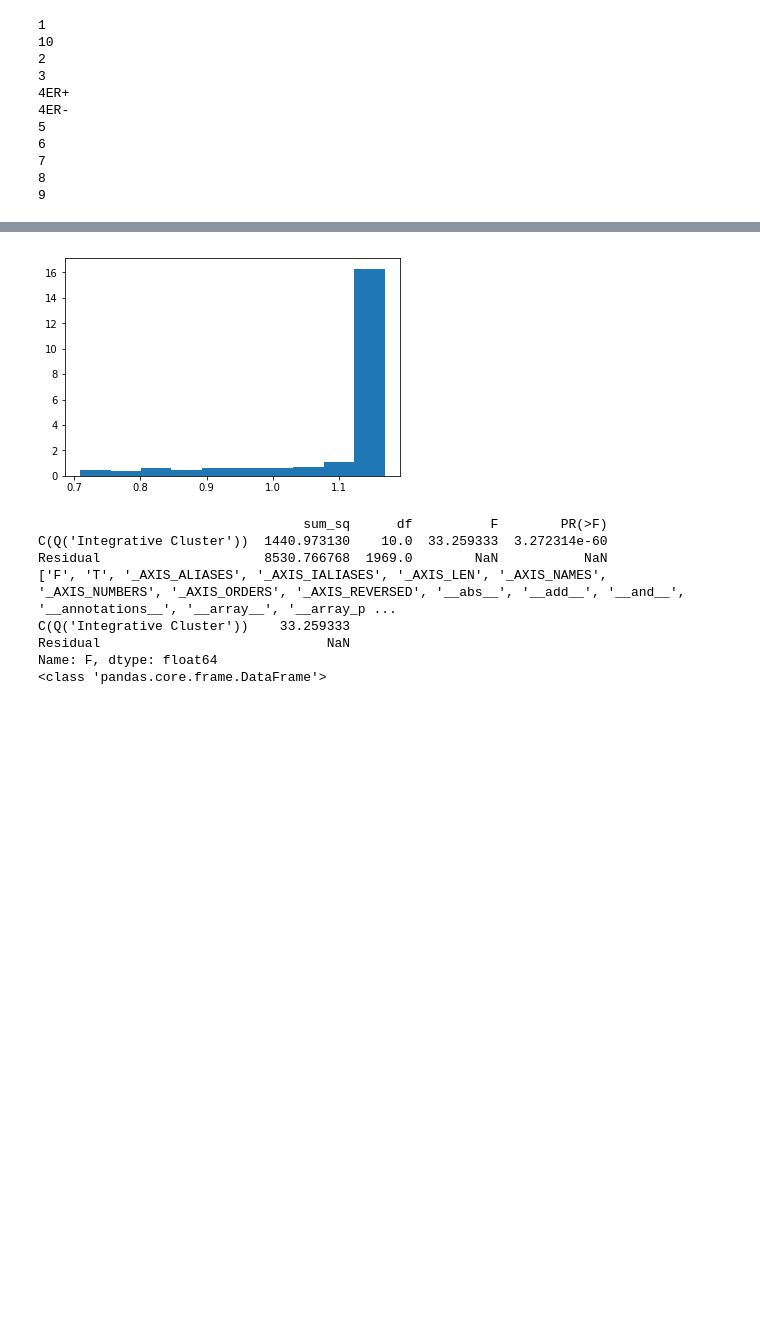
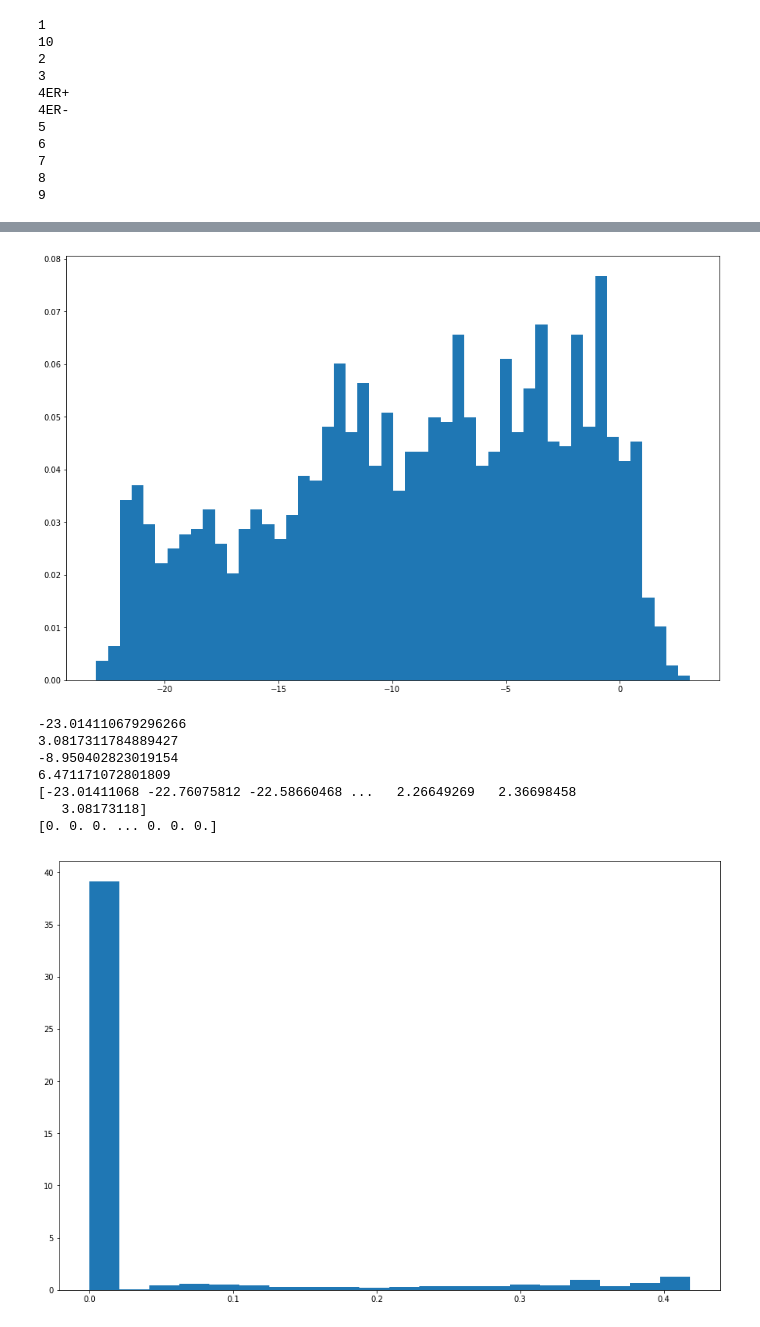
Before and after one commit to statisticalbiotechnology/wall, a Jupyter notebook: src/failures_of_null_testing.ipynb, the cells around one changed output, grey strips where cells are left out. Drawn from its saved outputs; the diff is of its cells as text; code cells hidden in the pictures; blank space fills up the shorter version.

```diff
--- a/src/failures_of_null_testing.ipynb
+++ b/src/failures_of_null_testing.ipynb
@@ -137,29 +130,35 @@ plt.show()
-# %%
-def make_pdf(cluster):
-    p_vals = clusterframes[cluster][f'p-values'].tolist()
-    a, b = 0, 1
-    pdf_ = truncnorm.pdf(p_vals, a, b)
-    plt.hist(pdf_, density=True)
-    plt.show()
-
-make_pdf('1')
-# %% [output]
-[figure, removed]
-# %%
-from statsmodels.formula.api import ols
-import statsmodels.api as sm
-results = ols("Q('Interleukin-7 signaling') ~ C(Q('Integrative Cluster'))", data=full_df).fit()
-table = sm.stats.anova_lm(results, typ=2)
-print(table)
-print(dir(table))
-print(table.F)
-print(type(table))
-# %% [output]
-                                  sum_sq      df          F        PR(>F)
-C(Q('Integrative Cluster'))  1440.973130    10.0  33.259333  3.272314e-60
-Residual                     8530.766768  1969.0        NaN           NaN
-['F', 'T', '_AXIS_ALIASES', '_AXIS_IALIASES', '_AXIS_LEN', '_AXIS_NAMES', '_AXIS_NUMBERS', '_AXIS_ORDERS', '_AXIS_REVERSED', '__abs__', '__add__', '__and__', '__annotations__', '__array__', '__array_p ...
-C(Q('Integrative Cluster'))    33.259333
-Residual                             NaN
-Name: F, dtype: float64
-<class 'pandas.core.frame.DataFrame'>
+# %%
+from scipy.stats import truncnorm
+
+def make_pdf(cluster):
+    pvalues = clusterframes[cluster][f'p-values'].tolist()
+    zvalues = norm.ppf(pvalues)
+    plt.figure(figsize=(15, 10))
+    plt.hist(zvalues, bins=50, density=True)
+    plt.show()
+    print(min(zvalues))
+    print(max(zvalues))
+    print(np.mean(zvalues))
+    print(np.std(zvalues))
+    print(zvalues)
+    a = (min(zvalues) - np.mean(zvalues))/(np.std(zvalues))
+    b = (max(zvalues) - np.mean(zvalues))/(np.std(zvalues))
+    #a = min(zvalues)
+    #b = max(zvalues)
+    pdf_ = truncnorm.pdf(zvalues, a, b)
+    print(pdf_)
+    plt.figure(figsize=(15,10))
+    plt.hist(pdf_, bins=20, density=True)
+    plt.show()
+
+make_pdf('10')
+# %% [output]
+[figure, added]
+-23.014110679296266
+3.0817311784889427
+-8.950402823019154
+6.471171072801809
+[-23.01411068 -22.76075812 -22.58660468 ...   2.26649269   2.36698458
+   3.08173118]
+[0. 0. 0. ... 0. 0. 0.]
+[figure, added]
```
Also changed, not shown: parts of 6 cells of this notebook, 10 other files.
